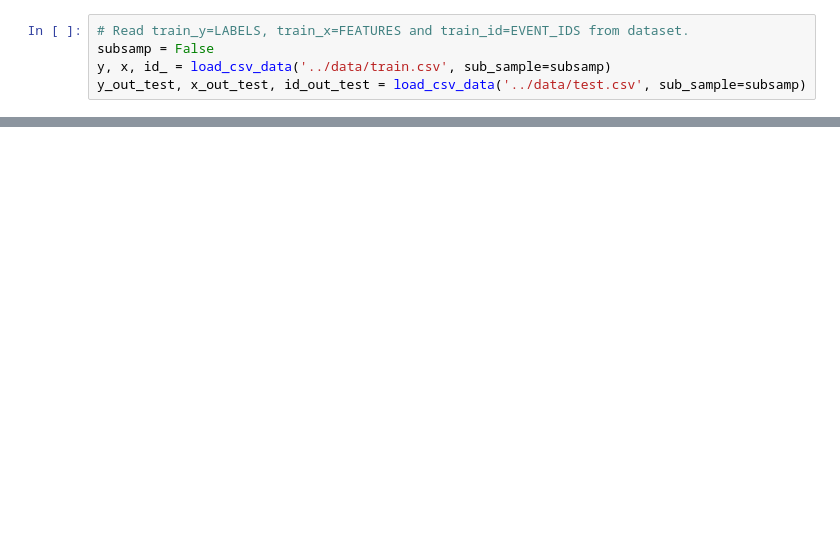
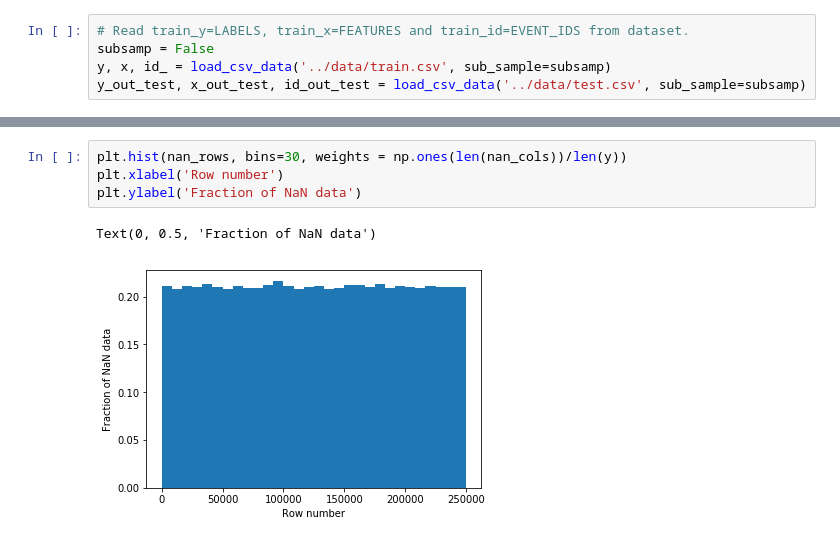
Before and after one commit to dforero0896/ml-project1, a Jupyter notebook: scripts/plots.ipynb, the cells around one changed output, grey strips where cells are left out. Drawn from its saved outputs; the diff is of its cells as text; blank space fills up the shorter version.

```diff
--- a/scripts/plots.ipynb
+++ b/scripts/plots.ipynb
@@ -60,0 +88,7 @@ new_x_test = (np.linalg.inv(diagonal2original).dot(x_test.T)).T
+# %%
+plt.hist(nan_rows, bins=30, weights = np.ones(len(nan_cols))/len(y))
+plt.xlabel('Row number')
+plt.ylabel('Fraction of NaN data')
+# %% [output]
+Text(0, 0.5, 'Fraction of NaN data')
+[figure, added]
```
Also changed, not shown: parts of 17 cells of this notebook.
